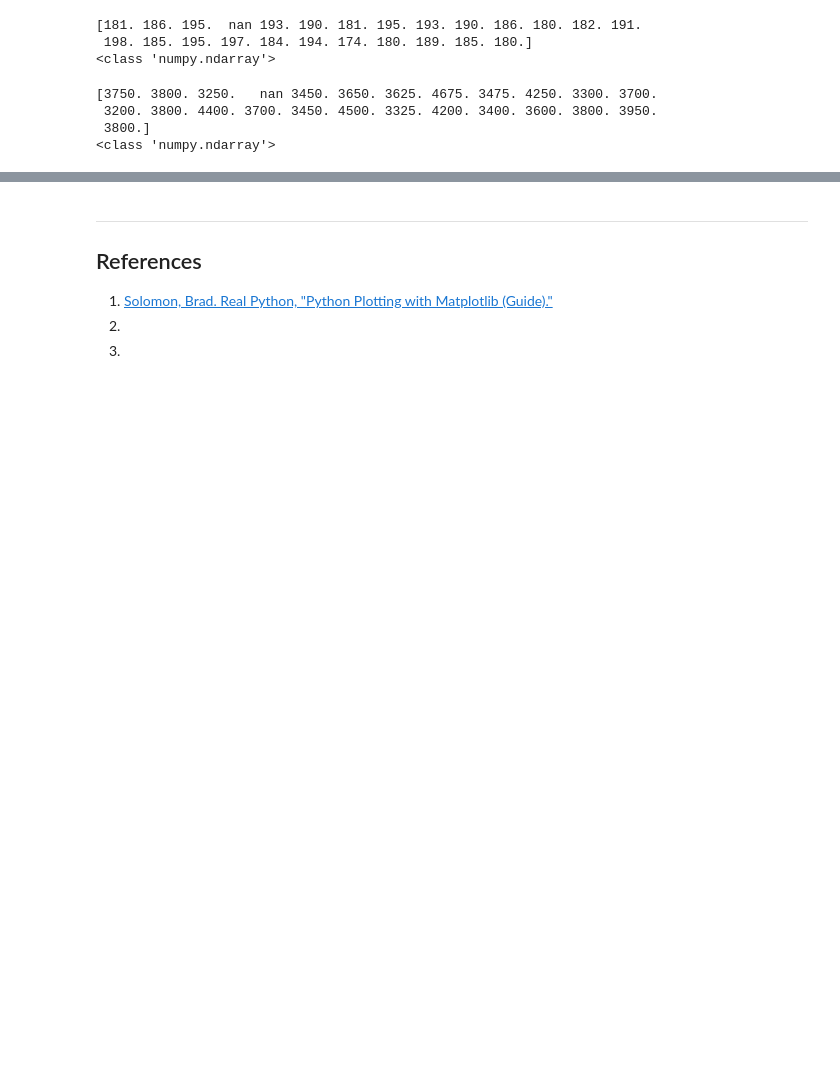
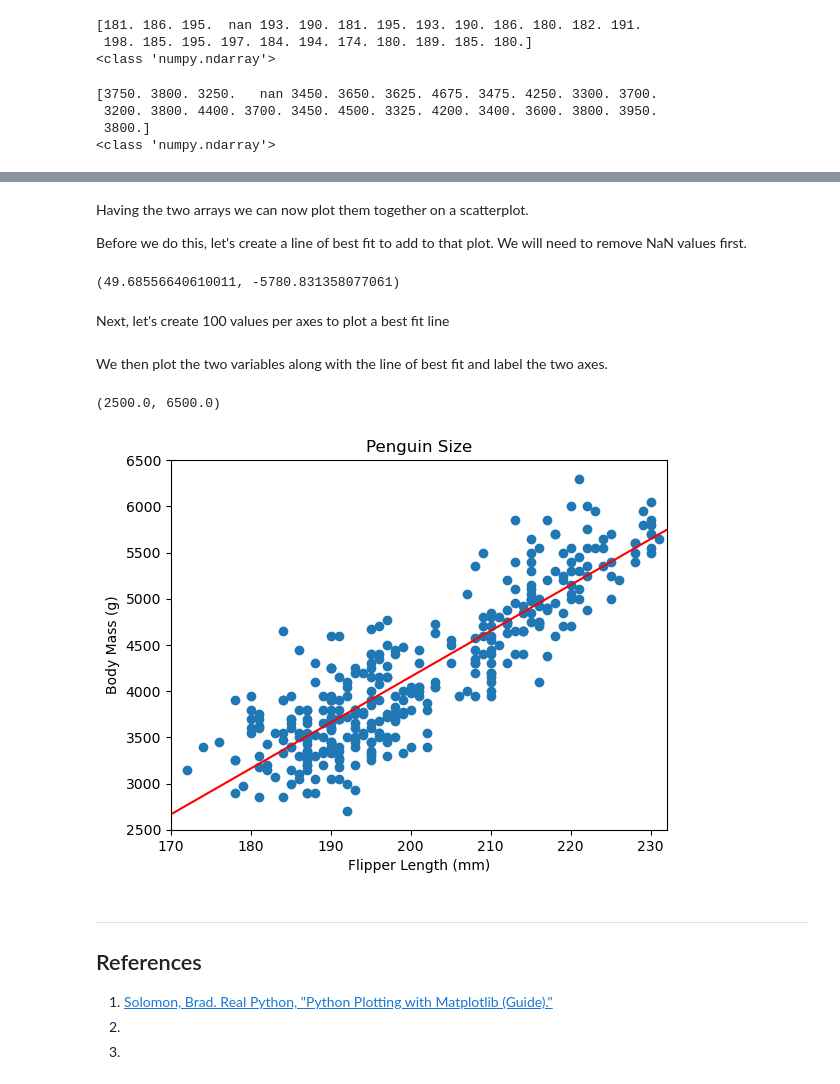
Before and after one commit to pcahillgit/principles-of-data-analytics, a Jupyter notebook: penguins.ipynb, the cells around one changed output, grey strips where cells are left out. Saved outputs shown, nothing was run; the diff lists cells and outputs as text; code cells hidden in the pictures; blank space fills up the shorter version.

Commit message:
replacing stateful plot with stateless, added line of best fit

```diff
--- a/penguins.ipynb
+++ b/penguins.ipynb
@@ -164,3 +152,57 @@ Text(0.5, 1.0, 'Penguin Size')
+# %% [markdown]
+Having the two arrays we can now plot them together on a scatterplot.
+
+Before we do this, let's create a line of best fit to add to that plot. We will need to remove NaN values first.
+# %%
+# Check for NaN values in flength and bmass
+nan_indices = np.isnan(flength) | np.isnan(bmass)
+
+# Remove NaN values from flength and bmass
+flength_clean = flength[~nan_indices]
+bmass_clean = bmass[~nan_indices]
+
+# Calculate the line of best fit
+m, c = np.polyfit(flength_clean, bmass_clean, 1)
+
+#show m and c
+m, c
+# %% [output]
+(49.68556640610011, -5780.831358077061)
+# %% [markdown]
+Next, let's create 100 values per axes to plot a best fit line
+# %%
+#x values for best fit line
+bf_x = np.linspace(170, flength_clean.max() + 1, 100)
+
+#y values for best fit line
+bf_y = m * bf_x + c
+# %% [markdown]
+We then plot the two variables along with the line of best fit and label the two axes.
+# %%
+#creating figure and set of axes.
+fig, ax = plt.subplots()
+
+#plotting
+ax.plot(flength, bmass, 'o')
+
+#plotting line of best fit
+ax.plot(bf_x, bf_y, 'r-')
+
+#Axis Labels
+ax.set_xlabel('Flipper Length (mm)')
+ax.set_ylabel('Body Mass (g)')
+
+#Title
+ax.set_title('Penguin Size')
+
+# X Limits
+ax.set_xlim(170, 232)
+
+# Y Limits
+ax.set_ylim(2500, 6500)
+# %% [output]
+(2500.0, 6500.0)
+[figure, added]
 # %% [markdown]
 ***
 ## References
```
Also changed, not shown: parts of 3 cells of this notebook.
